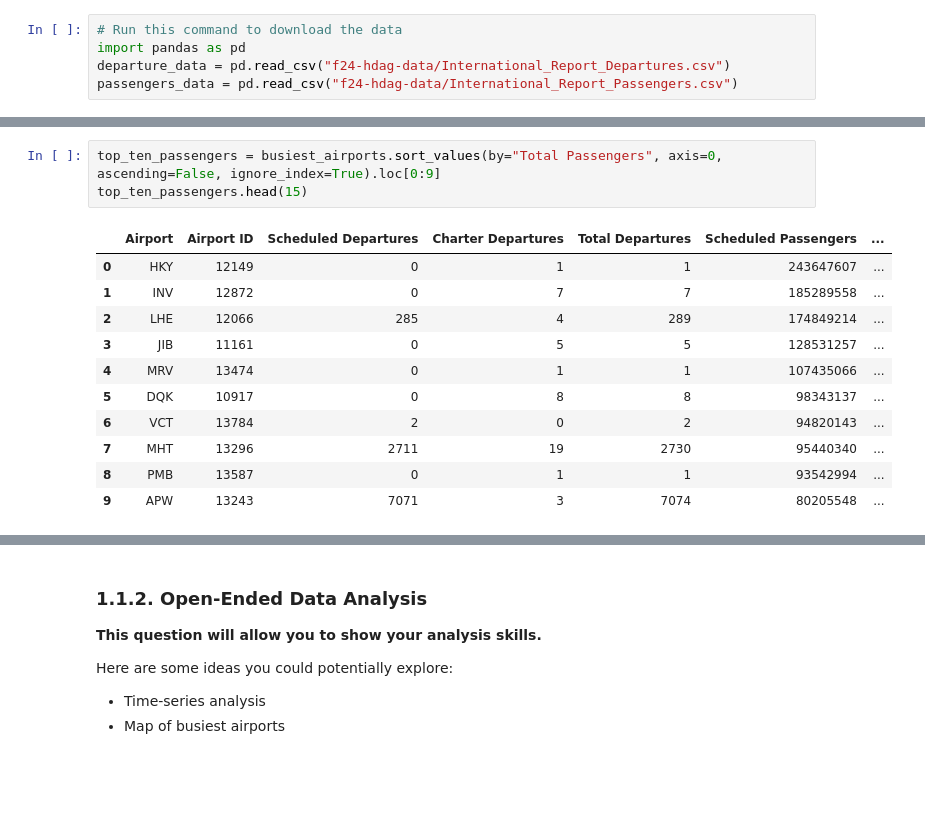
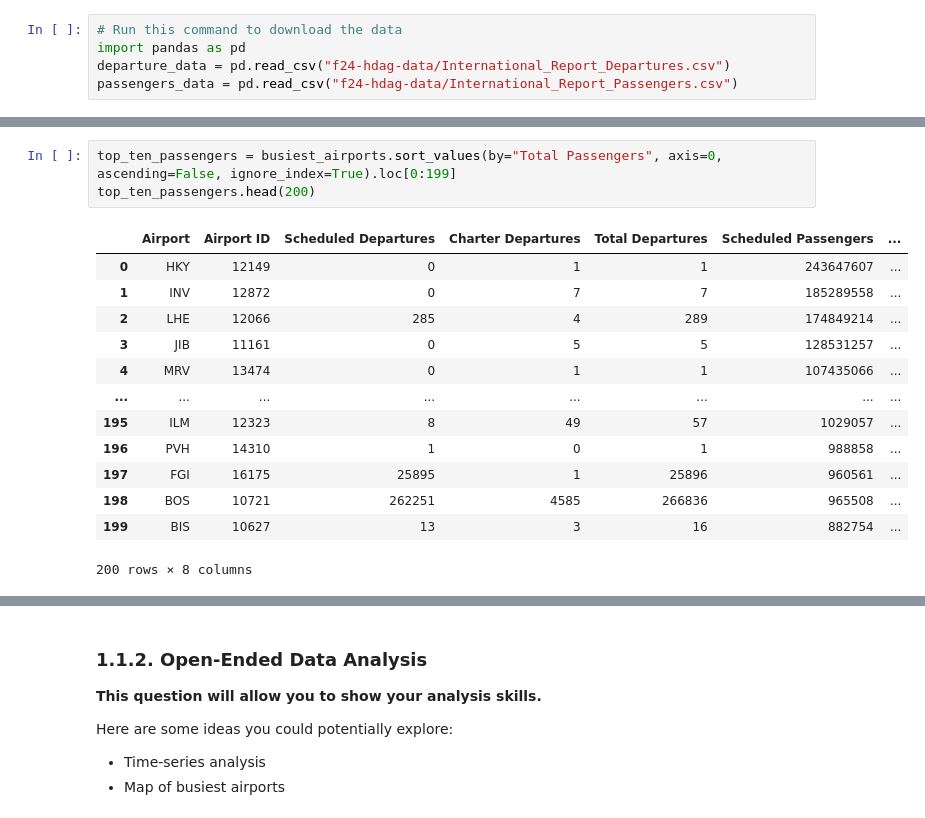
Before and after one commit to Freddy-Y/HDAG-Technical-Deliverable, a Jupyter notebook: F25_HDAG_Deliverable_Case_Team_Analyst.ipynb, the cells around one changed output, grey strips where cells are left out. Cells and saved outputs as stored; diff of their text form; blank space fills up the shorter version.

```diff
--- a/F25_HDAG_Deliverable_Case_Team_Analyst.ipynb
+++ b/F25_HDAG_Deliverable_Case_Team_Analyst.ipynb
@@ -146,16 +294,18 @@ busiest_airports.head(30)
 # %%
-top_ten_passengers = busiest_airports.sort_values(by="Total Passengers", axis=0, ascending=False, ignore_index=True).loc[0:9]
-top_ten_passengers.head(15)
+top_ten_passengers = busiest_airports.sort_values(by="Total Passengers", axis=0, ascending=False, ignore_index=True).loc[0:199]
+top_ten_passengers.head(200)
 # %% [output]
 |  | Airport | Airport ID | Scheduled Departures | Charter Departures | Total Departures | Scheduled Passengers | ... |
 | 0 | HKY | 12149 | 0 | 1 | 1 | 243647607 | ... |
 | 1 | INV | 12872 | 0 | 7 | 7 | 185289558 | ... |
 | 2 | LHE | 12066 | 285 | 4 | 289 | 174849214 | ... |
 | 3 | JIB | 11161 | 0 | 5 | 5 | 128531257 | ... |
 | 4 | MRV | 13474 | 0 | 1 | 1 | 107435066 | ... |
-| 5 | DQK | 10917 | 0 | 8 | 8 | 98343137 | ... |
-| 6 | VCT | 13784 | 2 | 0 | 2 | 94820143 | ... |
-| 7 | MHT | 13296 | 2711 | 19 | 2730 | 95440340 | ... |
-| 8 | PMB | 13587 | 0 | 1 | 1 | 93542994 | ... |
-| 9 | APW | 13243 | 7071 | 3 | 7074 | 80205548 | ... |
+| ... | ... | ... | ... | ... | ... | ... | ... |
+| 195 | ILM | 12323 | 8 | 49 | 57 | 1029057 | ... |
+| 196 | PVH | 14310 | 1 | 0 | 1 | 988858 | ... |
+| 197 | FGI | 16175 | 25895 | 1 | 25896 | 960561 | ... |
+| 198 | BOS | 10721 | 262251 | 4585 | 266836 | 965508 | ... |
+| 199 | BIS | 10627 | 13 | 3 | 16 | 882754 | ... |
+200 rows × 8 columns
 # %%
```
Also changed, not shown: parts of 7 cells of this notebook.
